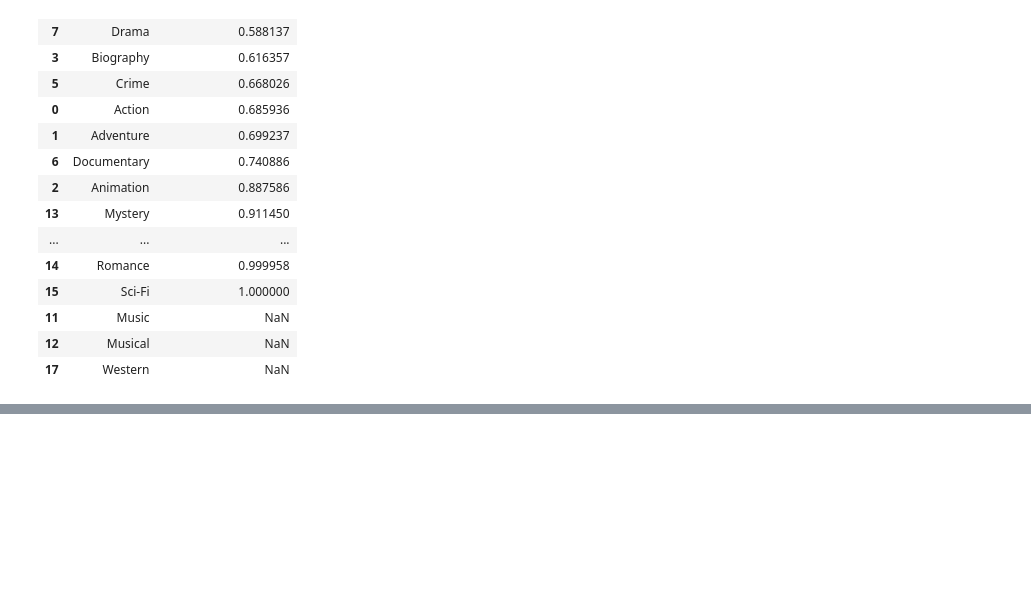
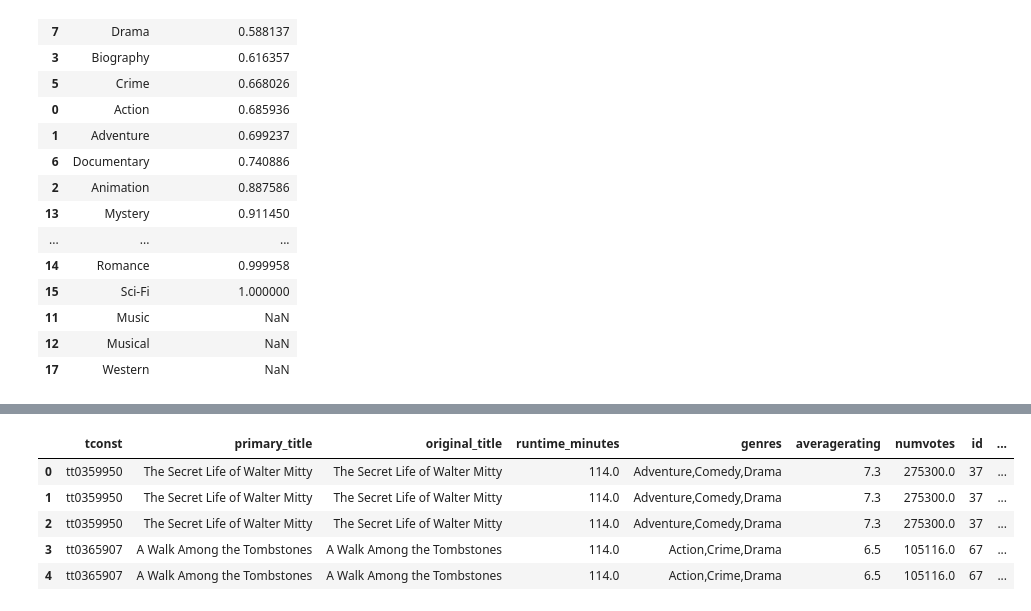
Before and after one commit to Pballer/mod-1-project, a Jupyter notebook: data_exploration/join_imdb_with_revenue.ipynb, the cells around one changed output, grey strips where cells are left out. Saved outputs shown, nothing was run; the diff lists cells and outputs as text; code cells hidden in the pictures; blank space fills up the shorter version.

```diff
--- a/data_exploration/join_imdb_with_revenue.ipynb
+++ b/data_exploration/join_imdb_with_revenue.ipynb
@@ -249 +261,14 @@ sns.pairplot(
+# %%
+genres_movie.columns = ['genre', 'tconst']
+# %%
+imdb_tn_current_split_genres = pd.merge(
+    imdb_tn_current,
+    genres_movie,
+    on=['tconst'],
+    how='inner',
+)
+# %%
+imdb_tn_current_split_genres['num_of_genres'] = imdb_tn_current_split_genres.genres.apply(lambda x: len(x.split(',')))
+# %%
+imdb_tn_current_split_genres.drop(columns=['_merge', 'movie', 'start_year'], inplace=True)
 # %%
@@ -250,0 +280,9 @@ sns.pairplot(
+# %%
+imdb_tn_current_split_genres.head()
+# %% [output]
+|  | tconst | primary_title | original_title | runtime_minutes | genres | averagerating | numvotes | id | ... |
+| 0 | tt0359950 | The Secret Life of Walter Mitty | The Secret Life of Walter Mitty | 114.0 | Adventure,Comedy,Drama | 7.3 | 275300.0 | 37 | ... |
+| 1 | tt0359950 | The Secret Life of Walter Mitty | The Secret Life of Walter Mitty | 114.0 | Adventure,Comedy,Drama | 7.3 | 275300.0 | 37 | ... |
+| 2 | tt0359950 | The Secret Life of Walter Mitty | The Secret Life of Walter Mitty | 114.0 | Adventure,Comedy,Drama | 7.3 | 275300.0 | 37 | ... |
+| 3 | tt0365907 | A Walk Among the Tombstones | A Walk Among the Tombstones | 114.0 | Action,Crime,Drama | 6.5 | 105116.0 | 67 | ... |
+| 4 | tt0365907 | A Walk Among the Tombstones | A Walk Among the Tombstones | 114.0 | Action,Crime,Drama | 6.5 | 105116.0 | 67 | ... |
```
Also changed, not shown: parts of 15 cells of this notebook.
